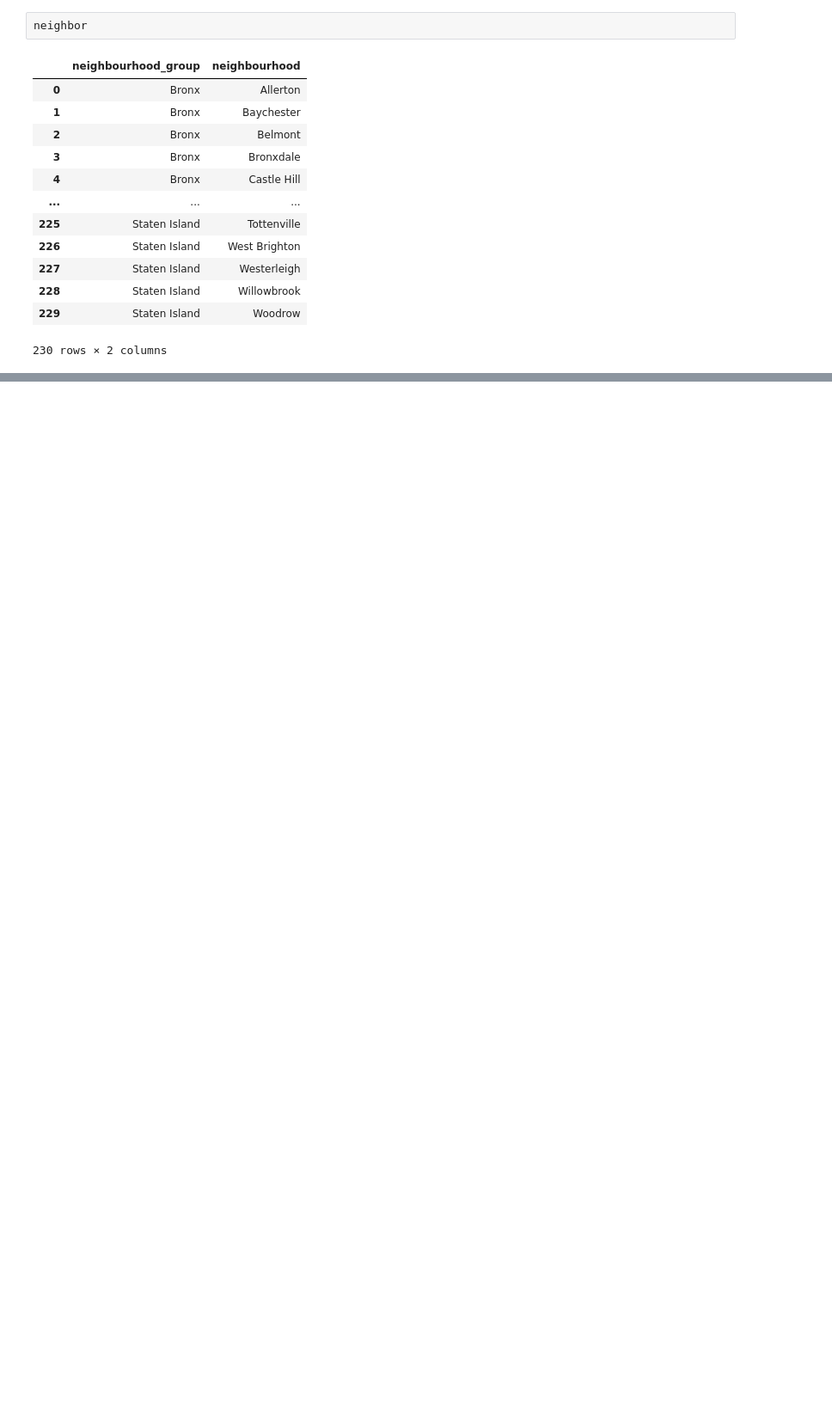
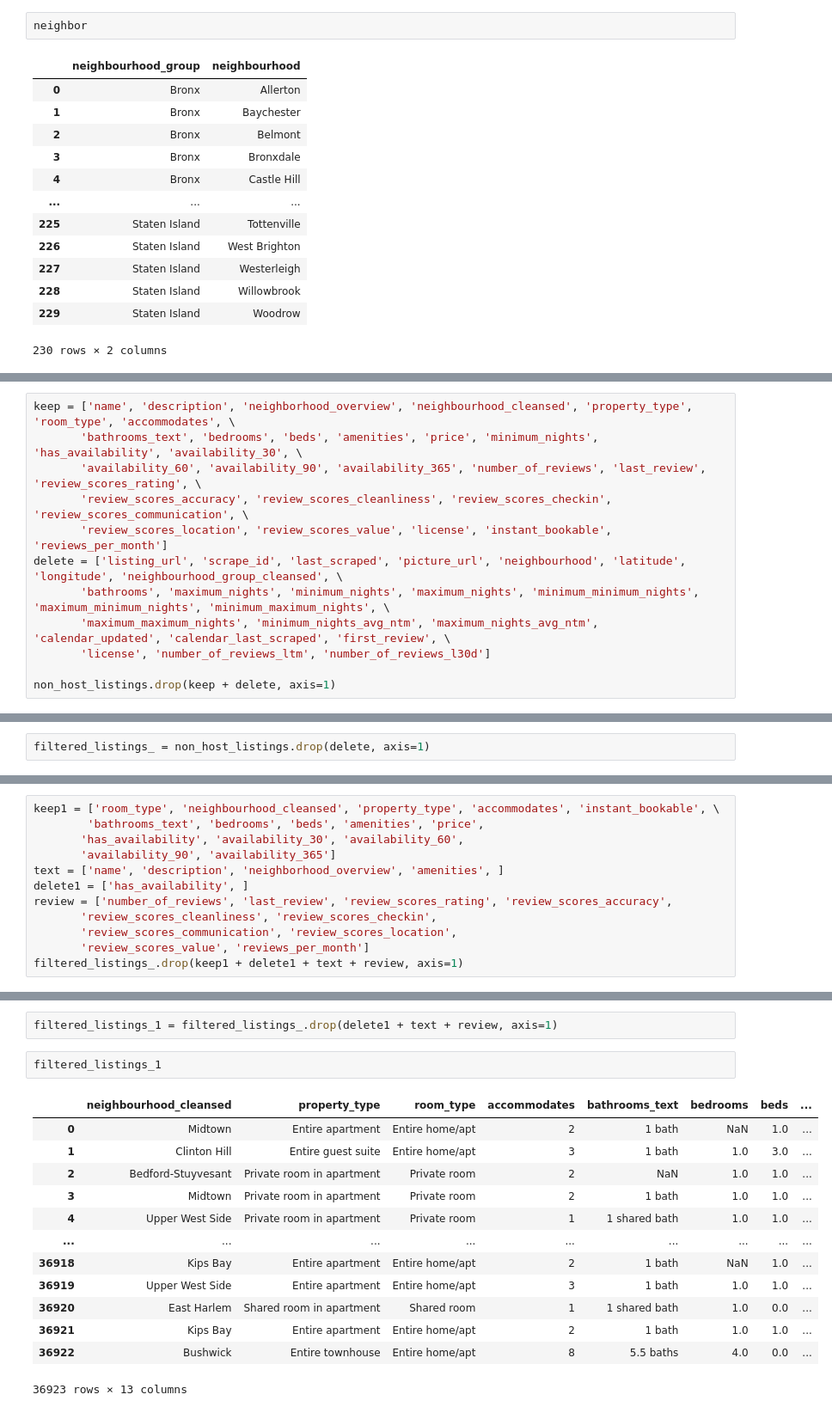
Before and after one commit to tjkim614/airbnb_nyc_dec_2020, a Jupyter notebook: Untitled.ipynb, the cells around one changed output, grey strips where cells are left out. Shown at 86% size. Cells and saved outputs as stored; diff of their text form; blank space fills up the shorter version.

Commit message:
breaking up columns

```diff
--- a/Untitled.ipynb
+++ b/Untitled.ipynb
@@ -120,0 +90,12 @@ reviews
+# %%
+keep = ['name', 'description', 'neighborhood_overview', 'neighbourhood_cleansed', 'property_type', 'room_type', 'accommodates', \
+       'bathrooms_text', 'bedrooms', 'beds', 'amenities', 'price', 'minimum_nights', 'has_availability', 'availability_30', \
+       'availability_60', 'availability_90', 'availability_365', 'number_of_reviews', 'last_review', 'review_scores_rating', \
+       'review_scores_accuracy', 'review_scores_cleanliness', 'review_scores_checkin', 'review_scores_communication', \
+       'review_scores_location', 'review_scores_value', 'license', 'instant_bookable', 'reviews_per_month']
+delete = ['listing_url', 'scrape_id', 'last_scraped', 'picture_url', 'neighbourhood', 'latitude', 'longitude', 'neighbourhood_group_cleansed', \
+       'bathrooms', 'maximum_nights', 'minimum_nights', 'maximum_nights', 'minimum_minimum_nights', 'maximum_minimum_nights', 'minimum_maximum_nights', \
+       'maximum_maximum_nights', 'minimum_nights_avg_ntm', 'maximum_nights_avg_ntm', 'calendar_updated', 'calendar_last_scraped', 'first_review', \
+       'license', 'number_of_reviews_ltm', 'number_of_reviews_l30d']
+
+non_host_listings.drop(keep + delete, axis=1)
@@ -120,0 +116,2 @@ reviews
+# %%
+filtered_listings_ = non_host_listings.drop(delete, axis=1)
@@ -120,0 +131,12 @@ reviews
+# %%
+keep1 = ['room_type', 'neighbourhood_cleansed', 'property_type', 'accommodates', 'instant_bookable', \
+        'bathrooms_text', 'bedrooms', 'beds', 'amenities', 'price',
+       'has_availability', 'availability_30', 'availability_60',
+       'availability_90', 'availability_365']
+text = ['name', 'description', 'neighborhood_overview', 'amenities', ]
+delete1 = ['has_availability', ]
+review = ['number_of_reviews', 'last_review', 'review_scores_rating', 'review_scores_accuracy',
+       'review_scores_cleanliness', 'review_scores_checkin',
+       'review_scores_communication', 'review_scores_location',
+       'review_scores_value', 'reviews_per_month']
+filtered_listings_.drop(keep1 + delete1 + text + review, axis=1)
@@ -120,0 +157,18 @@ reviews
+# %%
+filtered_listings_1 = filtered_listings_.drop(delete1 + text + review, axis=1)
+# %%
+filtered_listings_1
+# %% [output]
+|  | neighbourhood_cleansed | property_type | room_type | accommodates | bathrooms_text | bedrooms | beds | ... |
+| 0 | Midtown | Entire apartment | Entire home/apt | 2 | 1 bath | NaN | 1.0 | ... |
+| 1 | Clinton Hill | Entire guest suite | Entire home/apt | 3 | 1 bath | 1.0 | 3.0 | ... |
+| 2 | Bedford-Stuyvesant | Private room in apartment | Private room | 2 | NaN | 1.0 | 1.0 | ... |
+| 3 | Midtown | Private room in apartment | Private room | 2 | 1 bath | 1.0 | 1.0 | ... |
+| 4 | Upper West Side | Private room in apartment | Private room | 1 | 1 shared bath | 1.0 | 1.0 | ... |
+| ... | ... | ... | ... | ... | ... | ... | ... | ... |
+| 36918 | Kips Bay | Entire apartment | Entire home/apt | 2 | 1 bath | NaN | 1.0 | ... |
+| 36919 | Upper West Side | Entire apartment | Entire home/apt | 3 | 1 bath | 1.0 | 1.0 | ... |
+| 36920 | East Harlem | Shared room in apartment | Shared room | 1 | 1 shared bath | 1.0 | 0.0 | ... |
+| 36921 | Kips Bay | Entire apartment | Entire home/apt | 2 | 1 bath | 1.0 | 1.0 | ... |
+| 36922 | Bushwick | Entire townhouse | Entire home/apt | 8 | 5.5 baths | 4.0 | 0.0 | ... |
+36923 rows × 13 columns
```
Also changed, not shown: parts of 7 cells of this notebook.
